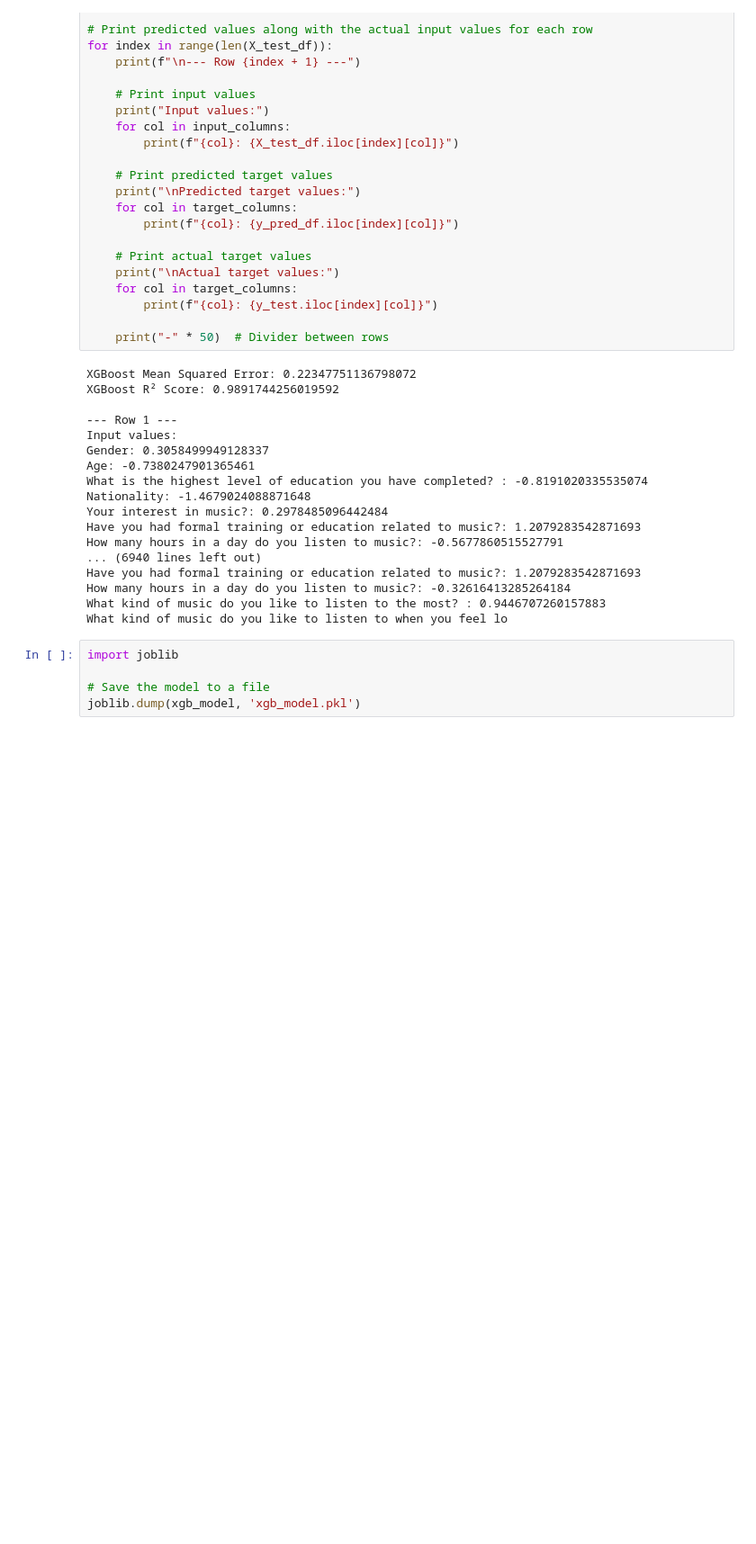
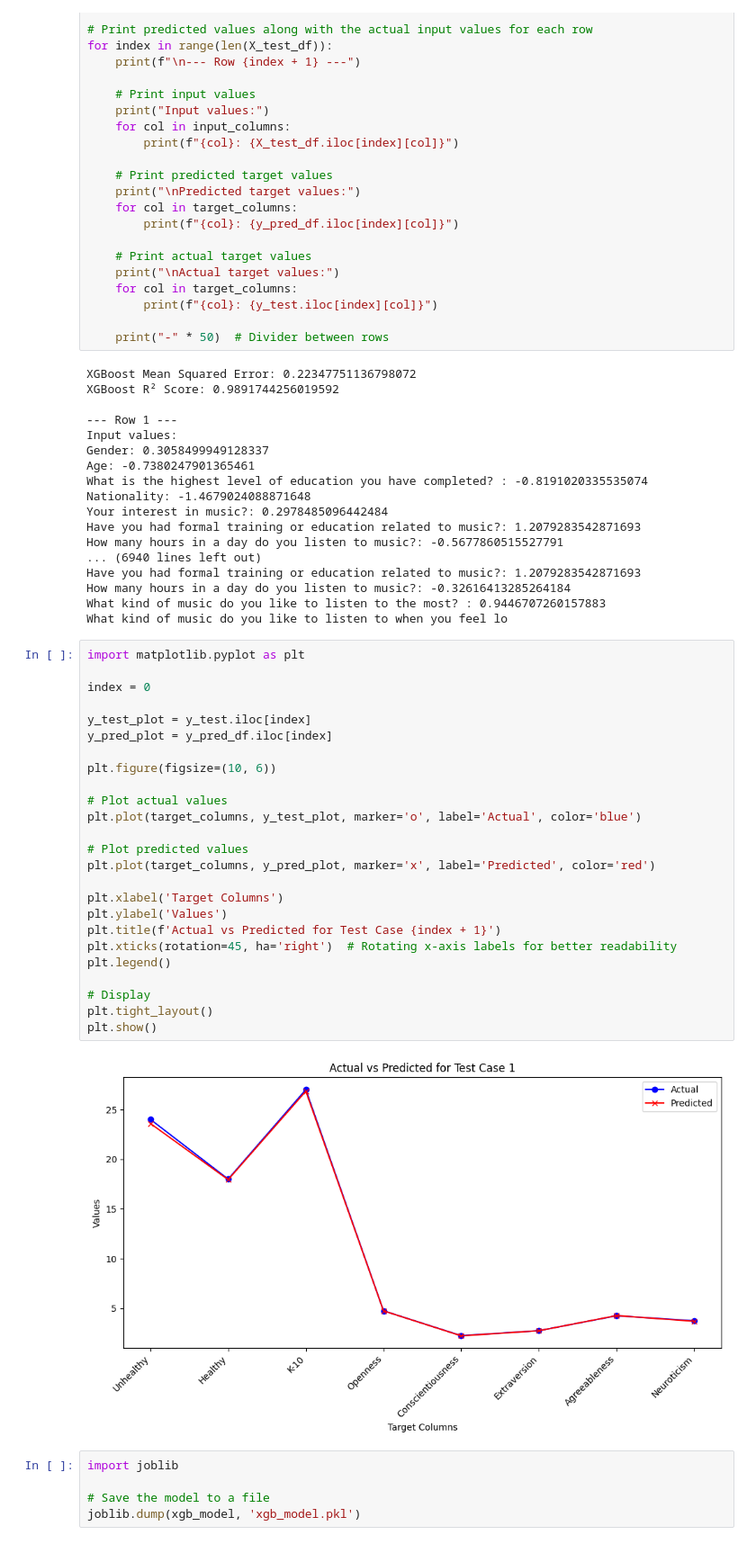
Before and after one commit to PranitThomas/Predictive-Analysis-on-the-Influence-of-Music-on-Mental-Health, a Jupyter notebook: Predictive Analysis on the Influence of Music on Mental Health.ipynb, the cells around one changed output. Shown: that part at 90% size. Saved outputs shown, nothing was run; the diff lists cells and outputs as text; blank space fills up the shorter version.

```diff
--- a/Predictive Analysis on the Influence of Music on Mental Health.ipynb
+++ b/Predictive Analysis on the Influence of Music on Mental Health.ipynb
@@ -1015,6 +1015,33 @@ Have you had formal training or education related to music?: 1.2079283542871693
 How many hours in a day do you listen to music?: -0.32616413285264184
 What kind of music do you like to listen to the most? : 0.9446707260157883
 What kind of music do you like to listen to when you feel lo
+# %%
+import matplotlib.pyplot as plt
+
+index = 0
+
+y_test_plot = y_test.iloc[index]
+y_pred_plot = y_pred_df.iloc[index]
+
+plt.figure(figsize=(10, 6))
+
+# Plot actual values
+plt.plot(target_columns, y_test_plot, marker='o', label='Actual', color='blue')
+
+# Plot predicted values
+plt.plot(target_columns, y_pred_plot, marker='x', label='Predicted', color='red')
+
+plt.xlabel('Target Columns')
+plt.ylabel('Values')
+plt.title(f'Actual vs Predicted for Test Case {index + 1}')
+plt.xticks(rotation=45, ha='right')  # Rotating x-axis labels for better readability
+plt.legend()
+
+# Display
+plt.tight_layout()
+plt.show()
+# %% [output]
+[figure, added]
 # %%
 import joblib
 
```
Also changed, not shown: parts of 4 cells of this notebook.
